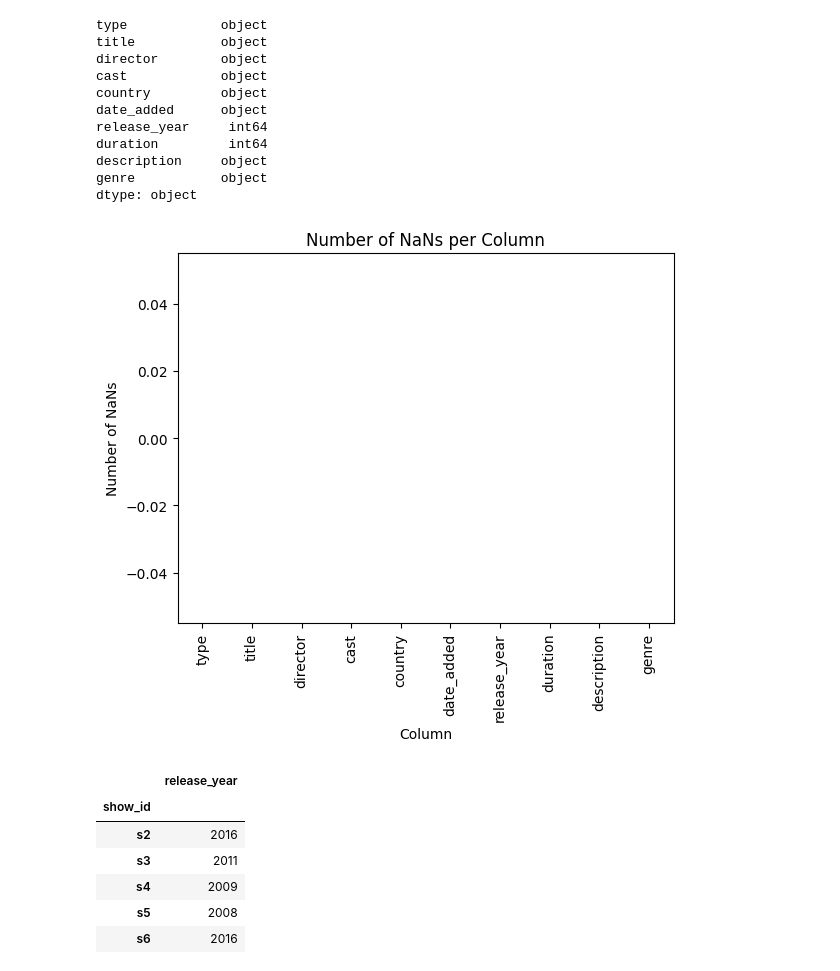
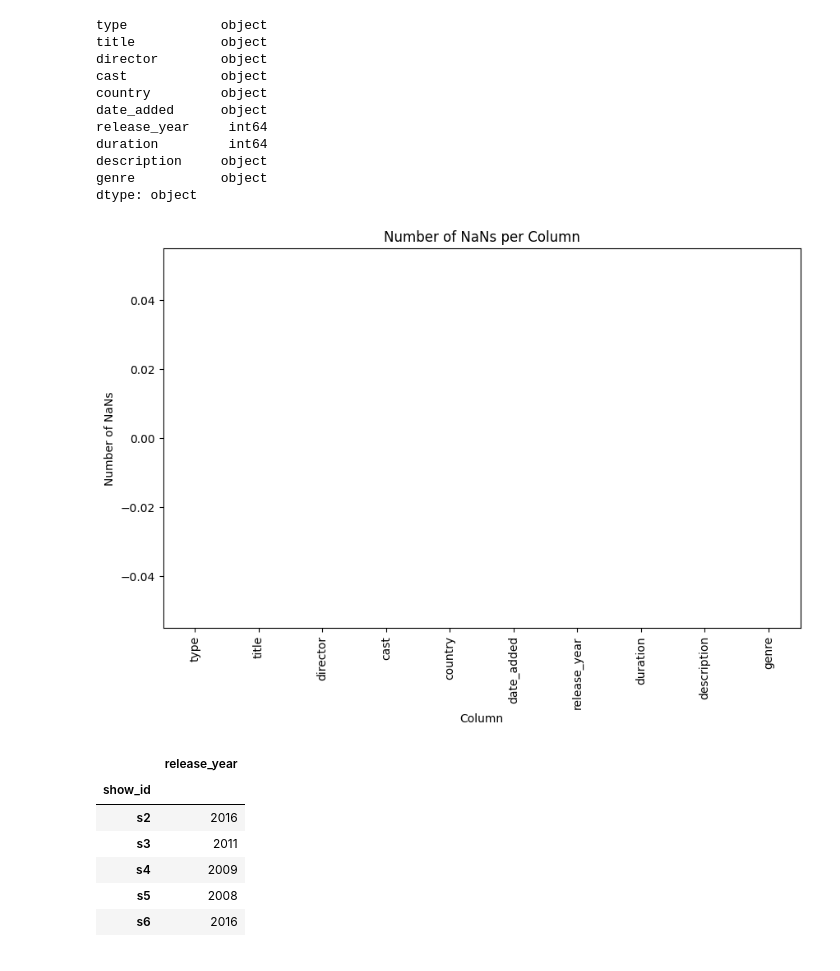
Before and after one commit to engjoaofaro/netflix_case_datacamp, a Jupyter notebook: notebook.ipynb, the cells around one changed output. Drawn from its saved outputs; the diff is of its cells as text; code cells hidden in the pictures.

Commit message:
Making better all plots

```diff
--- a/notebook.ipynb
+++ b/notebook.ipynb
@@ -127,11 +127,12 @@ dtype: object
 # %%
 # Check if is NaN
 null_values = netflix_df.isna().sum()
 # Plot graphic for a better view
+plt.figure(figsize=(10, 6))
 null_values.plot(kind='bar', xlabel='Column', ylabel='Number of NaNs', title='Number of NaNs per Column')
 plt.show()
 # %% [output]
-[figure, old version]
+[figure, new version]
 # %%
 # select only the column release year
 only_col_release_year = netflix_df.loc[:, ["release_year"]]
```
Also changed, not shown: parts of 2 cells of this notebook.
